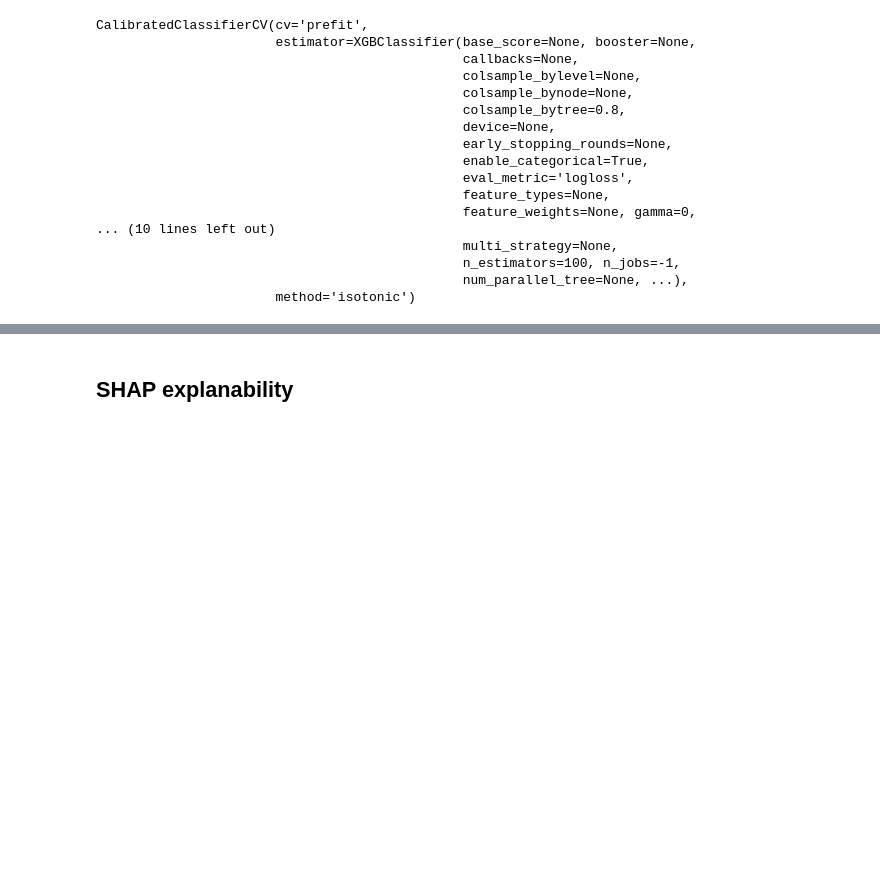
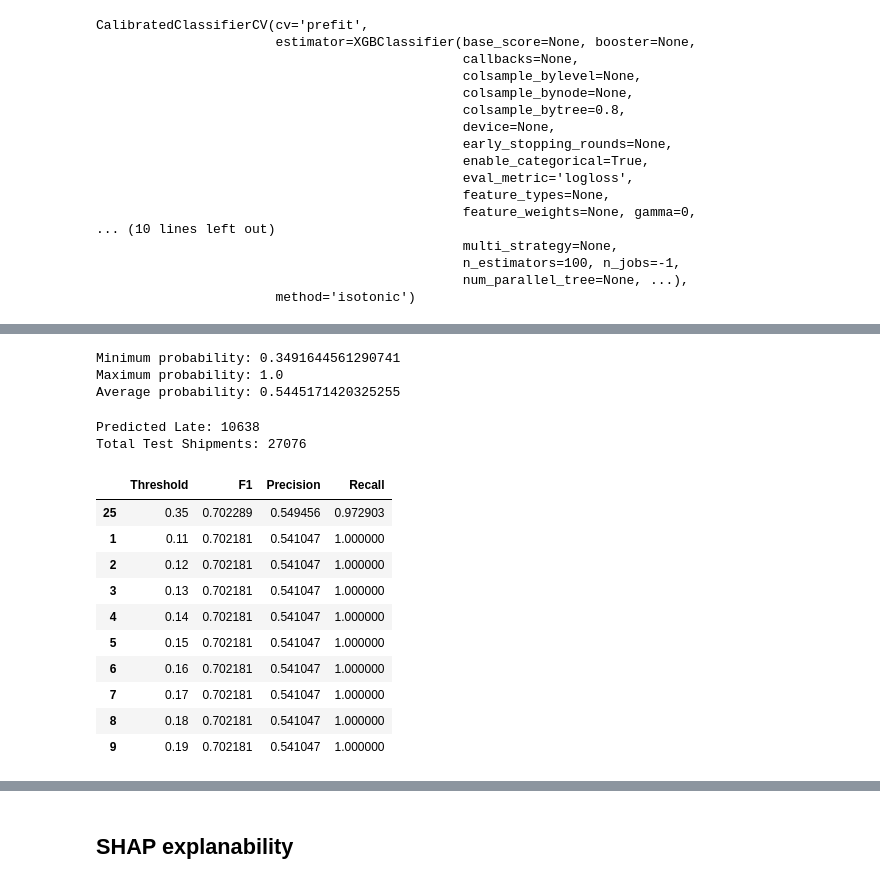
Before and after one commit to tag-ecosystemai/c1-transformers-project-3, a Jupyter notebook: notebooks/Copy_of_Shipment_Delay_Prediction_2.ipynb, the cells around one changed output, grey strips where cells are left out. Drawn from its saved outputs; the diff is of its cells as text; code cells hidden in the pictures; blank space fills up the shorter version.

Commit message:
a reworked shipment delay notebook

```diff
--- a/notebooks/Copy_of_Shipment_Delay_Prediction_2.ipynb
+++ b/notebooks/Copy_of_Shipment_Delay_Prediction_2.ipynb
@@ -1493,0 +1537,5 @@ Best Threshold: 0.10
+# %%
+# Business-selected threshold
+deployment_threshold = 0.40
+
+print(f"Deployment Threshold: {deployment_threshold:.2f}")
@@ -1494,3 +1544,7 @@ Best Threshold: 0.10
+# %%
+y_val_pred = (
+    y_val_proba >= deployment_threshold
+).astype(int)
 # %%
 accuracy = accuracy_score(y_val, y_val_pred)
 
@@ -1635,0 +1644,29 @@ y_test_pred = (
+# %%
+# Generate calibrated probabilities for validation data
+y_val_proba = calibrated_model.predict_proba(
+    X_val_encoded
+)[:, 1]
+# %%
+thresholds = np.arange(0.10, 0.91, 0.01)
+
+results = []
+
+for threshold in thresholds:
+
+    y_val_pred = (
+        y_val_proba >= threshold
+    ).astype(int)
+
+    results.append({
+        "Threshold": threshold,
+        "F1": f1_score(y_val, y_val_pred),
+        "Precision": precision_score(y_val, y_val_pred),
+        "Recall": recall_score(y_val, y_val_pred)
+    })
+
+threshold_df = pd.DataFrame(results)
+
+best_threshold = threshold_df.loc[
+    threshold_df["F1"].idxmax(),
+    "Threshold"
+]
@@ -1635,0 +1738,38 @@ y_test_pred = (
+# %%
+print("Minimum probability:", y_test_proba.min())
+print("Maximum probability:", y_test_proba.max())
+print("Average probability:", y_test_proba.mean())
+# %% [output]
+Minimum probability: 0.3491644561290741
+Maximum probability: 1.0
+Average probability: 0.5445171420325255
+# %%
+print(
+    "Predicted Late:",
+    y_test_pred.sum()
+)
+
+print(
+    "Total Test Shipments:",
+    len(y_test_pred)
+)
+# %% [output]
+Predicted Late: 10638
+Total Test Shipments: 27076
+# %%
+threshold_df.sort_values(
+    "F1",
+    ascending=False
+).head(10)
+# %% [output]
+|  | Threshold | F1 | Precision | Recall |
+| 25 | 0.35 | 0.702289 | 0.549456 | 0.972903 |
+| 1 | 0.11 | 0.702181 | 0.541047 | 1.000000 |
+| 2 | 0.12 | 0.702181 | 0.541047 | 1.000000 |
+| 3 | 0.13 | 0.702181 | 0.541047 | 1.000000 |
+| 4 | 0.14 | 0.702181 | 0.541047 | 1.000000 |
+| 5 | 0.15 | 0.702181 | 0.541047 | 1.000000 |
+| 6 | 0.16 | 0.702181 | 0.541047 | 1.000000 |
+| 7 | 0.17 | 0.702181 | 0.541047 | 1.000000 |
+| 8 | 0.18 | 0.702181 | 0.541047 | 1.000000 |
+| 9 | 0.19 | 0.702181 | 0.541047 | 1.000000 |
```
Also changed, not shown: parts of 19 cells of this notebook.
